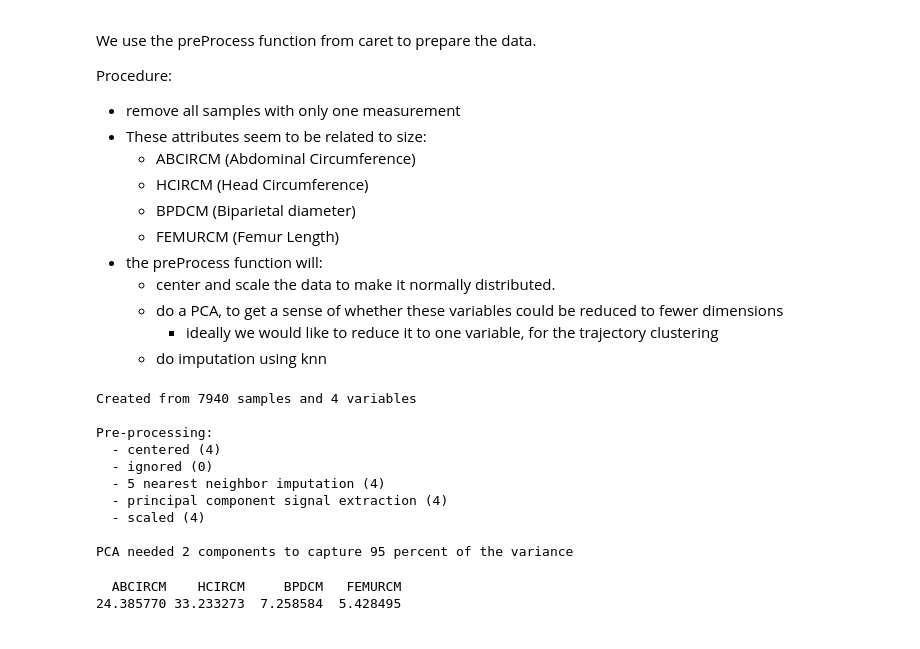
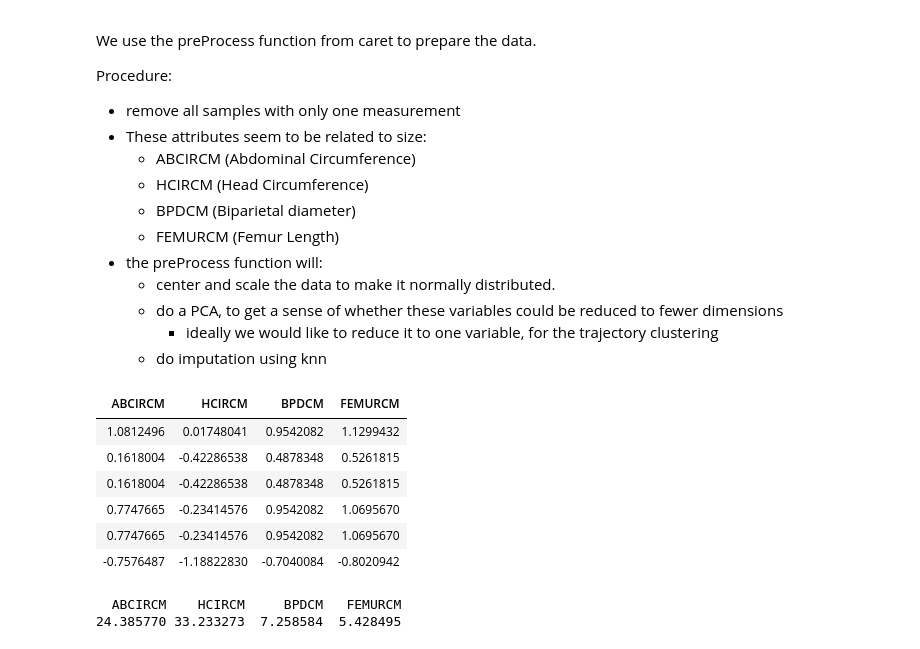
Before and after one commit to dalloliogm/hacking_global_health_london_2016, a Jupyter notebook: pre_hackaton/notebooks/exploratory analysis ultrasound.ipynb, the cells around one changed output. Saved outputs shown, nothing was run; the diff lists cells and outputs as text; code cells hidden in the pictures.

```diff
--- a/pre_hackaton/notebooks/exploratory analysis ultrasound.ipynb
+++ b/pre_hackaton/notebooks/exploratory analysis ultrasound.ipynb
@@ -7,6 +8,8 @@ library(ggbiplot)
 library(caret, quiet=T)
 # %%
 dat0 <- read.csv("../datasets/Ultrasound/training_ultrasound.csv")
+count = dplyr::count
+n = dplyr::n
 
 # Use Hadlok equation to estimate fetal weight from the 4 key ultrasound measurements
 dat.raw = dat0 %>%
@@ -20,9 +23,12 @@ head(dat.raw)
 cat("Total number of unique entries per column:\n")
 dat.raw %>% summarise_each(funs(n_distinct(.)))
 
-
 cat("Distribution of measurements by subject")
 dat.raw %>% count(SUBJID) %>% mutate(tot=n) %>% count(tot) %>% t
+
+dat = dat.raw %>% group_by(SUBJID) %>%
+    mutate(tot.measurements = n()) %>%
+    filter(tot.measurements >1)
 # %% [output]
 | STUDYID | SUBJID | SEXN | SEX | GAGEBRTH | BIRTHWT | BIRTHLEN | BIRTHHC | DELIVERY | PARITY | ⋯ | FLAZ | ... |
 | 1 | 1002 | 2 | Female | 276 | 3540 | 50.3 | NA | Category 2.0 | 1 | ⋯ | 2.142646 | ... |
@@ -56,32 +62,27 @@ Procedure:
     - do imputation using knn
 # %%
 # clean data, remove samples with only one observation
-
-dat = dat.raw %>% group_by(SUBJID) %>%
-    mutate(tot.measurements = n()) %>%
-    filter(tot.measurements >1)
-
 dat.covars = dat %>% ungroup %>%
     select(ABCIRCM, HCIRCM, BPDCM, FEMURCM)
+
 dat.preproc = dat.covars  %>%
     mutate_each(funs(as.numeric(.))) %>%
-    preProcess(., method=c("center", "scale", "knnImpute", "pca"
-                          ))
+    preProcess(., method=c("center", "scale", "knnImpute", "pca"))
 
+dat.preproc.nopca = dat.covars  %>%
+    mutate_each(funs(as.numeric(.))) %>%
+    preProcess(., method=c("center", "scale", "knnImpute" ))
 #    preProcess(., method=c("center", "scale", "knnImpute", "YeoJohnson", "pca"))
 
-dat.preproc
+dat.preproc$data %>% head
 # %% [output]
-Created from 7940 samples and 4 variables
-
-Pre-processing:
-  - centered (4)
-  - ignored (0)
-  - 5 nearest neighbor imputation (4)
-  - principal component signal extraction (4)
-  - scaled (4)
-
-PCA needed 2 components to capture 95 percent of the variance
+| ABCIRCM | HCIRCM | BPDCM | FEMURCM |
+| 1.0812496 | 0.01748041 | 0.9542082 | 1.1299432 |
+| 0.1618004 | -0.42286538 | 0.4878348 | 0.5261815 |
+| 0.1618004 | -0.42286538 | 0.4878348 | 0.5261815 |
+| 0.7747665 | -0.23414576 | 0.9542082 | 1.0695670 |
+| 0.7747665 | -0.23414576 | 0.9542082 | 1.0695670 |
+| -0.7576487 | -1.18822830 | -0.7040084 | -0.8020942 |
 # %%
 dat.preproc$mean
 # %% [output]
```
Also changed, not shown: parts of 2 cells of this notebook.
